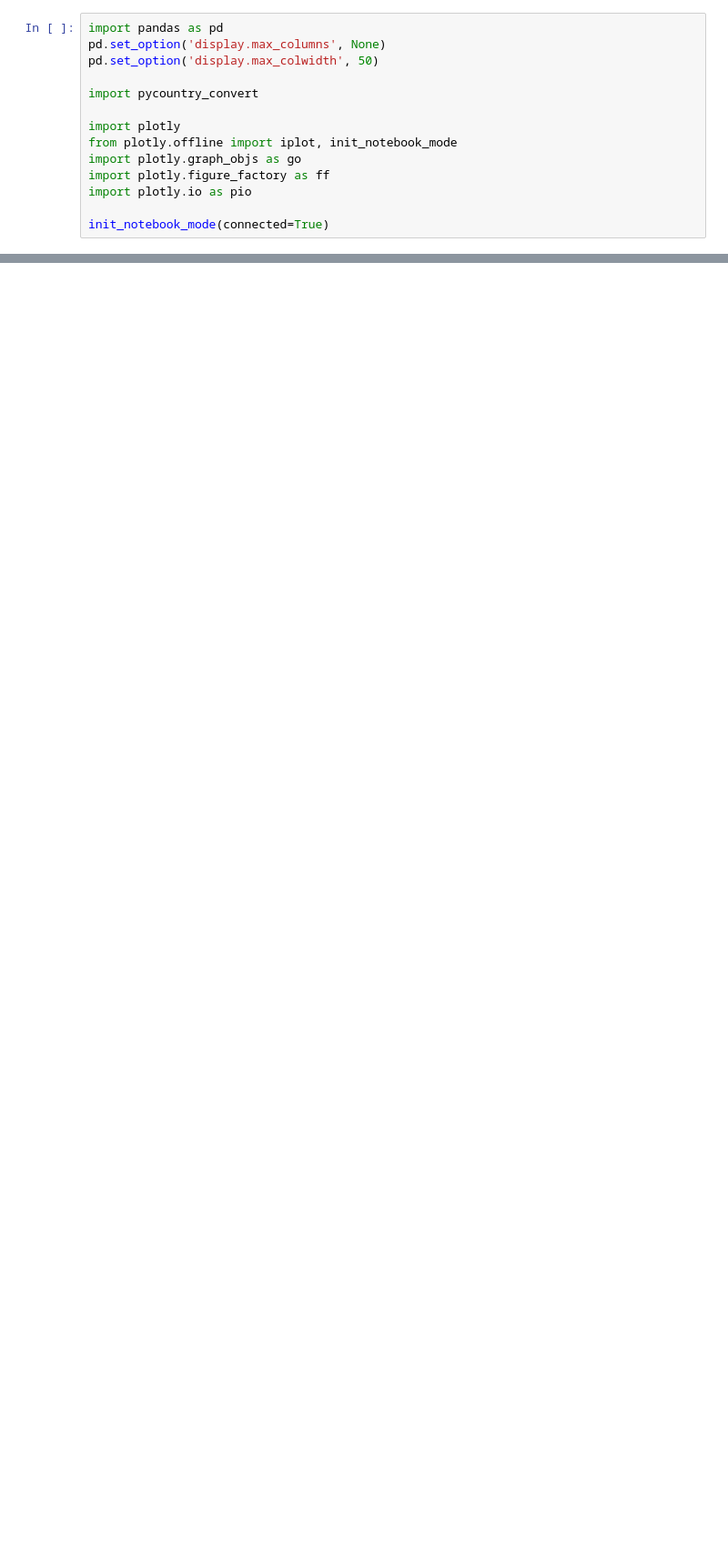
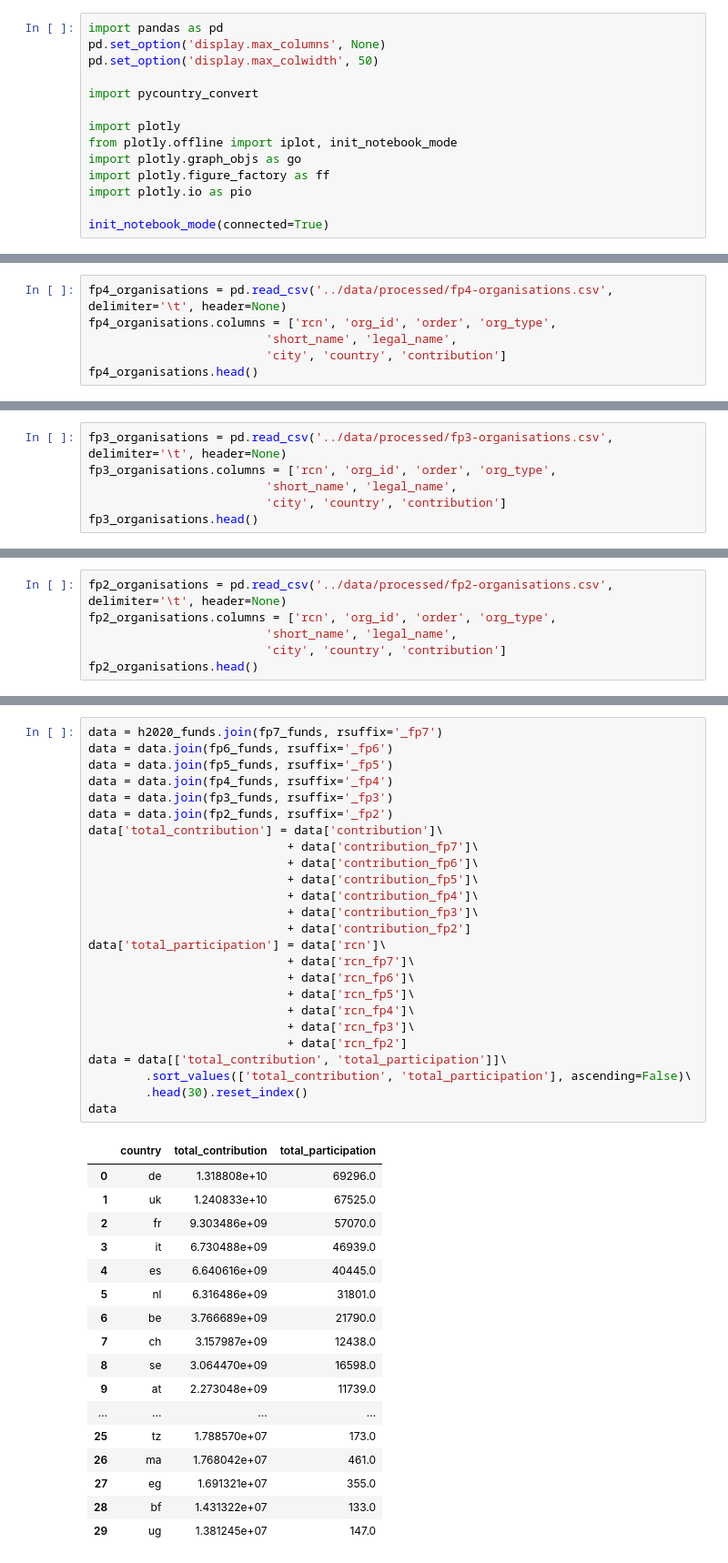
Before and after one commit to andremann/proj-net, a Jupyter notebook: notebooks/01-Initial-data-exploration.ipynb, the cells around one changed output, grey strips where cells are left out. Shown at 91% size. Saved outputs shown, nothing was run; the diff lists cells and outputs as text; blank space fills up the shorter version.

```diff
--- a/notebooks/01-Initial-data-exploration.ipynb
+++ b/notebooks/01-Initial-data-exploration.ipynb
@@ -49,0 +153,6 @@ organisations.head()
+# %%
+fp4_organisations = pd.read_csv('../data/processed/fp4-organisations.csv', delimiter='\t', header=None)
+fp4_organisations.columns = ['rcn', 'org_id', 'order', 'org_type',
+                         'short_name', 'legal_name',
+                         'city', 'country', 'contribution']
+fp4_organisations.head()
@@ -49,0 +180,6 @@ organisations.head()
+# %%
+fp3_organisations = pd.read_csv('../data/processed/fp3-organisations.csv', delimiter='\t', header=None)
+fp3_organisations.columns = ['rcn', 'org_id', 'order', 'org_type',
+                         'short_name', 'legal_name',
+                         'city', 'country', 'contribution']
+fp3_organisations.head()
@@ -49,0 +207,6 @@ organisations.head()
+# %%
+fp2_organisations = pd.read_csv('../data/processed/fp2-organisations.csv', delimiter='\t', header=None)
+fp2_organisations.columns = ['rcn', 'org_id', 'order', 'org_type',
+                         'short_name', 'legal_name',
+                         'city', 'country', 'contribution']
+fp2_organisations.head()
@@ -50 +250,44 @@ organisations.head()
+# %%
+data = h2020_funds.join(fp7_funds, rsuffix='_fp7')
+data = data.join(fp6_funds, rsuffix='_fp6')
+data = data.join(fp5_funds, rsuffix='_fp5')
+data = data.join(fp4_funds, rsuffix='_fp4')
+data = data.join(fp3_funds, rsuffix='_fp3')
+data = data.join(fp2_funds, rsuffix='_fp2')
+data['total_contribution'] = data['contribution']\
+                            + data['contribution_fp7']\
+                            + data['contribution_fp6']\
+                            + data['contribution_fp5']\
+                            + data['contribution_fp4']\
+                            + data['contribution_fp3']\
+                            + data['contribution_fp2']
+data['total_participation'] = data['rcn']\
+                            + data['rcn_fp7']\
+                            + data['rcn_fp6']\
+                            + data['rcn_fp5']\
+                            + data['rcn_fp4']\
+                            + data['rcn_fp3']\
+                            + data['rcn_fp2']
+data = data[['total_contribution', 'total_participation']]\
+        .sort_values(['total_contribution', 'total_participation'], ascending=False)\
+        .head(30).reset_index()
+data
+# %% [output]
+|  | country | total_contribution | total_participation |
+| 0 | de | 1.318808e+10 | 69296.0 |
+| 1 | uk | 1.240833e+10 | 67525.0 |
+| 2 | fr | 9.303486e+09 | 57070.0 |
+| 3 | it | 6.730488e+09 | 46939.0 |
+| 4 | es | 6.640616e+09 | 40445.0 |
+| 5 | nl | 6.316486e+09 | 31801.0 |
+| 6 | be | 3.766689e+09 | 21790.0 |
+| 7 | ch | 3.157987e+09 | 12438.0 |
+| 8 | se | 3.064470e+09 | 16598.0 |
+| 9 | at | 2.273048e+09 | 11739.0 |
+| ... | ... | ... | ... |
+| 25 | tz | 1.788570e+07 | 173.0 |
+| 26 | ma | 1.768042e+07 | 461.0 |
+| 27 | eg | 1.691321e+07 | 355.0 |
+| 28 | bf | 1.431322e+07 | 133.0 |
+| 29 | ug | 1.381245e+07 | 147.0 |
 # %%
```
Also changed, not shown: parts of 26 cells of this notebook, 2 other files.
